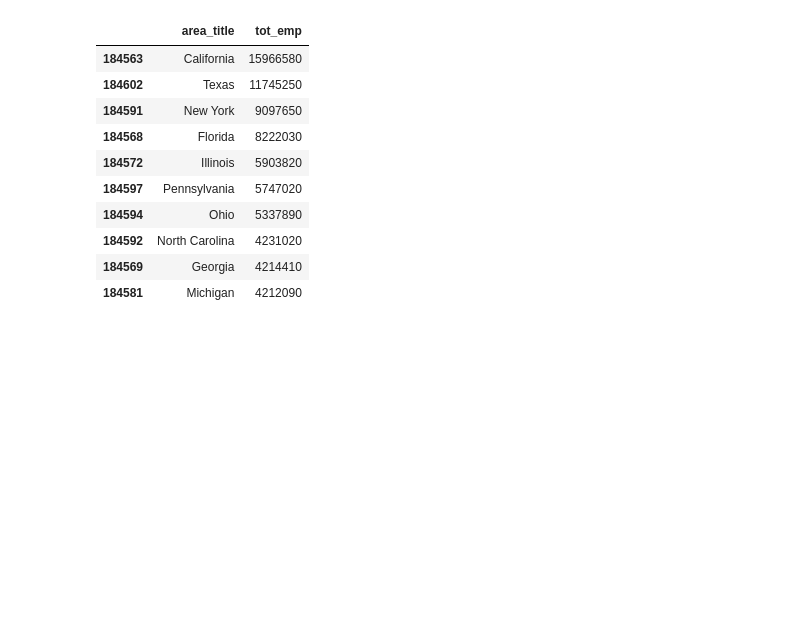
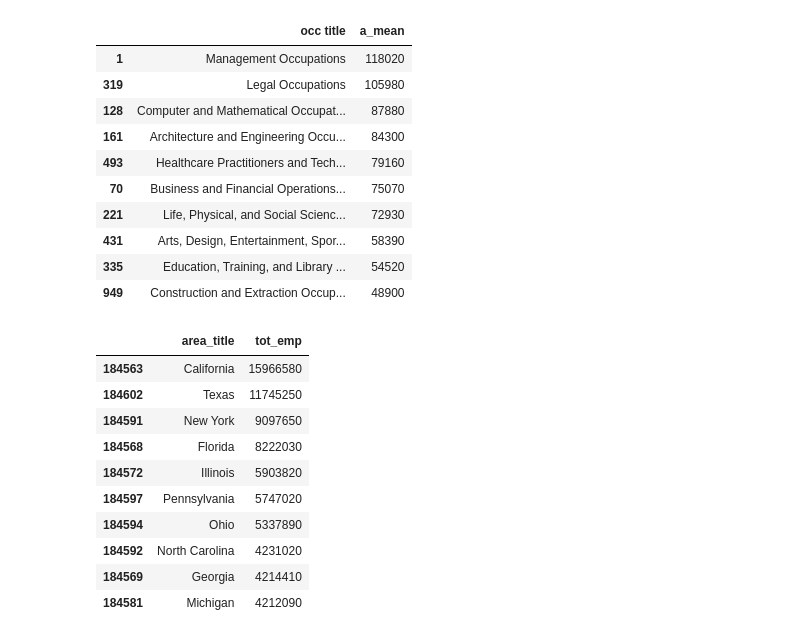
Before and after one commit to harryli99/BootCamp-Project1, a Jupyter notebook: Occupation Analysis.ipynb, the cells around one changed output. Cells and saved outputs as stored; diff of their text form; code cells hidden in the pictures; blank space fills up the shorter version.

```diff
--- a/Occupation Analysis.ipynb
+++ b/Occupation Analysis.ipynb
@@ -15,13 +15,25 @@ state_df = bls_df[(bls_df["area_type"] == 2) & (bls_df["area_title"] != "Distric
 state_df.drop(["own_code","annual",'Unnamed: 29', "occ code","hourly", "area_type", "area", "naics", "naics_title"], axis = 1, inplace=True)
 state_df.dropna(axis=1, inplace=True)
 # %%
-us_aavg = us_df[us_df["group"] == "detailed"]
+us_aavg = us_df[us_df["group"] == "major"]
 us_aavg.drop_duplicates(["occ title"], keep="first", inplace=True)
 us_aavg[' a_mean '] = us_aavg[' a_mean '].str.replace(',', '')  #remove comma in numbers
 us_aavg[' a_mean '] = us_aavg[' a_mean '].str.replace('*', '0')
 us_aavg[' a_mean '] = us_aavg[' a_mean '].astype(int)           #convert string to integers
 us_aavg.sort_values(" a_mean ", ascending = False, inplace=True)
-us_top10 = us_aavg[["occ title", " a_mean "]].head(10)
+us_aavg[["occ title", " a_mean "]].head(10)
+# %% [output]
+|  | occ title | a_mean |
+| 1 | Management Occupations | 118020 |
+| 319 | Legal Occupations | 105980 |
+| 128 | Computer and Mathematical Occupat... | 87880 |
+| 161 | Architecture and Engineering Occu... | 84300 |
+| 493 | Healthcare Practitioners and Tech... | 79160 |
+| 70 | Business and Financial Operations... | 75070 |
+| 221 | Life, Physical, and Social Scienc... | 72930 |
+| 431 | Arts, Design, Entertainment, Spor... | 58390 |
+| 335 | Education, Training, and Library ... | 54520 |
+| 949 | Construction and Extraction Occup... | 48900 |
 # %%
 #Total Employment
 state_employ = state_df[state_df["group"] == "total"]
```
Also changed, not shown: parts of 4 cells of this notebook.
